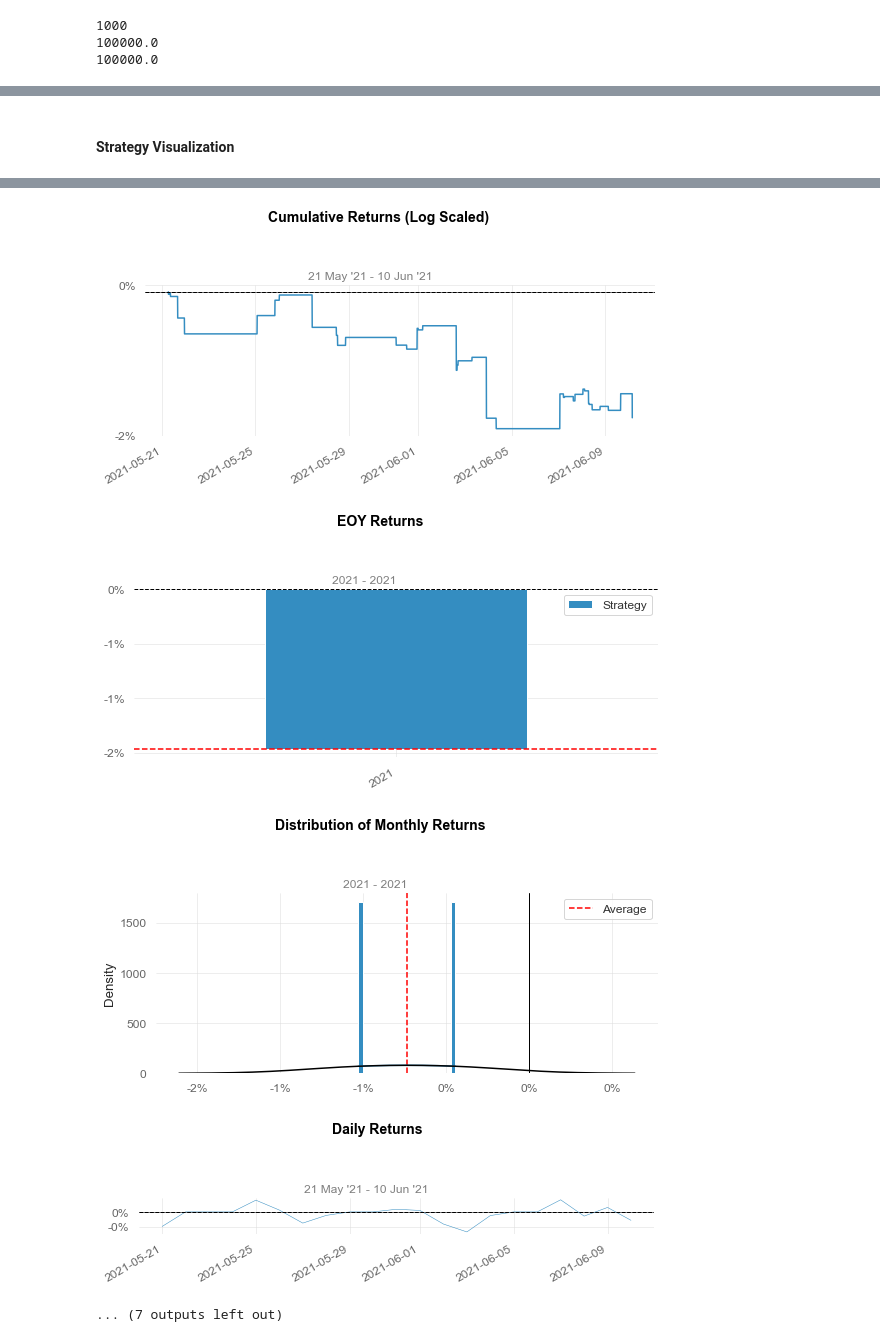
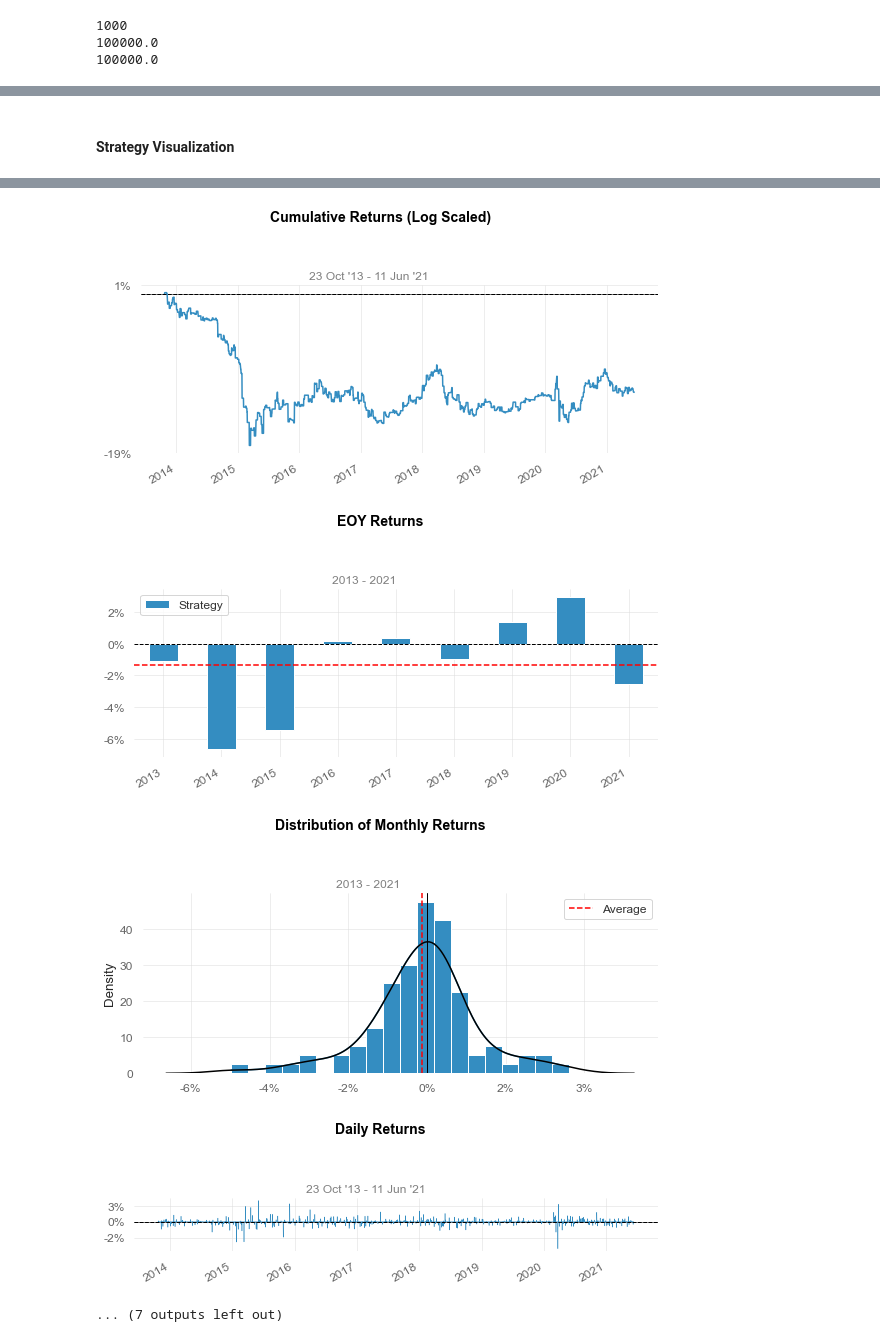
Before and after one commit to dhupee/MetaNgepet, a Jupyter notebook: MetaNgepet-Train.ipynb, the cells around one changed output, grey strips where cells are left out. Drawn from its saved outputs; the diff is of its cells as text; code cells hidden in the pictures.

```diff
--- a/MetaNgepet-Train.ipynb
+++ b/MetaNgepet-Train.ipynb
@@ -99,7 +107,7 @@ print(margin_free)
 # %%
 # extract information from pair and timeframe
 Symbol = "EURUSD"
-Timeframe = mt5.TIMEFRAME_M5
+Timeframe = mt5.TIMEFRAME_D1
 symbol_info = mt5.symbol_info(Symbol)
 if symbol_info!=None:
     # display the terminal data 'as is'
@@ -216,7 +224,7 @@ def add_signals(env):
     start = env.frame_bound[0] - env.window_size
     end = env.frame_bound[1]
     prices = env.df.loc[:, 'Open'].to_numpy()[start:end]
-    signal_features = env.df.loc[:, ['Open', 'EMA', 'RSI', 'ATR']].to_numpy()[start:end]
+    signal_features = env.df.loc[:, ['Open', 'EMA', 'RSI']].to_numpy()[start:end]
     return prices, signal_features
 
 class MyCustomEnv(ForexEnv):
@@ -348,13 +372,30 @@ Strategy Visualization
 env_maker = lambda: env
 env = DummyVecEnv([env_maker])
 # %%
-eval_callback = EvalCallback(env, best_model_save_path='./Saved_Model/{}-{}-Model'.format(Symbol, Timeframe),
-                             log_path='./logs/{}_{}'.format(Symbol, Timeframe), eval_freq=500,
-                             deterministic=True, render=False)
-timesteps = 1000000
+timesteps = 50000
 
-policy_kwargs = dict(net_arch=[64, 'lstm', dict(vf=[128, 128, 128], pi=[64, 64])])
+eval_callback = EvalCallback(
+    env,
+    best_model_save_path='./Saved_Model/{}-{}-Model_{}'.format(Symbol, Timeframe, timesteps),
+    log_path='./logs/{}_{}'.format(Symbol, Timeframe),
+    eval_freq=100,
+    deterministic=True,
+    render=False,
+    )
 
-model = A2C('MlpLstmPolicy', env, verbose=1, policy_kwargs=policy_kwargs)
-model.learn(total_timesteps=timesteps, callback=eval_callback)
+policy_kwargs = dict(net_arch=[32, 32, 'lstm'])
+
+model = A2C(
+    'MlpLstmPolicy',
+    env,
+    gamma=0.95,
+    learning_rate=0.002,
+    verbose=1,
+    policy_kwargs=policy_kwargs,
+    )
+
+model.learn(
+    total_timesteps=timesteps,
+    callback=eval_callback,
+    )
 # %% [output]
@@ -379,13 +420,14 @@ KeyboardInterrupt:
 # %%
 # delete model dan loading from saved folder, comment if you didn't need it
-## del model # remove model to demonstrate saving and loading
-## model = A2C.load('./Saved_Model/{}-{}-Model'.format(Symbol, Timeframe), env=env)
-## model = A2C.load('D:\TugasKampus\Fun Project\MT5_TensorDL\Saved_Model\EURUSD-5-Model\model.zip')
+# del model # remove model for saving and loading
+## model = A2C.load('./Saved_Model/{}-{}-Model_{}/best_model.zip'.format(Symbol, Timeframe, timesteps))
+model = A2C.load('D:\TugasKampus\Fun Project\MT5_TensorDL\Saved_Model\EURUSD-16408-Model_50000/best_model.zip')
 
 env = MyCustomEnv(df = df,
                window_size = start_index,
                frame_bound = (start_index, end_index), #Max 6225 Rows of data
                unit_side = 'right')
+
 
 observation = env.reset()
 
@@ -417,6 +460,6 @@ returns = net_worth.pct_change().iloc[1:]
 print(returns,'\n')
 
 qs.reports.full(returns)
-qs.reports.html(returns, output='./Backtesting/{}_{}_quantstats.html'.format(Symbol, Timeframe))
+qs.reports.html(returns, output='./Backtesting/{}_{}_{}_quantstats.html'.format(Symbol, Timeframe, timesteps))
 # %% [output]
 Date
@@ -459,5 +502,5 @@ Strategy Visualization
-[figure, old version]
+[figure, new version]
-[figure, old version]
+[figure, new version]
-[figure, old version]
+[figure, new version]
-[figure, old version]
+[figure, new version]
 ... (7 outputs left out)
```
Also changed, not shown: parts of 10 cells of this notebook, 15 other files.
